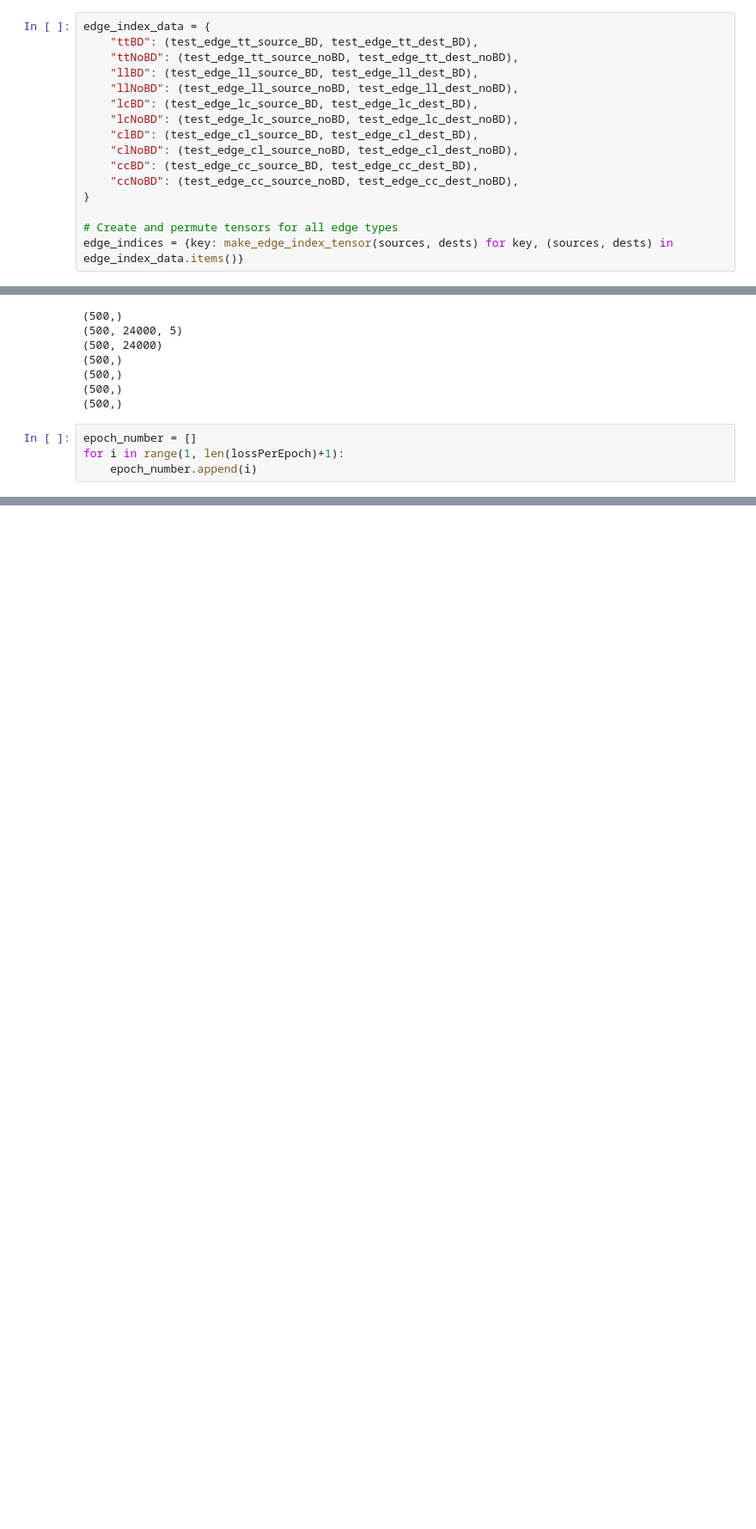
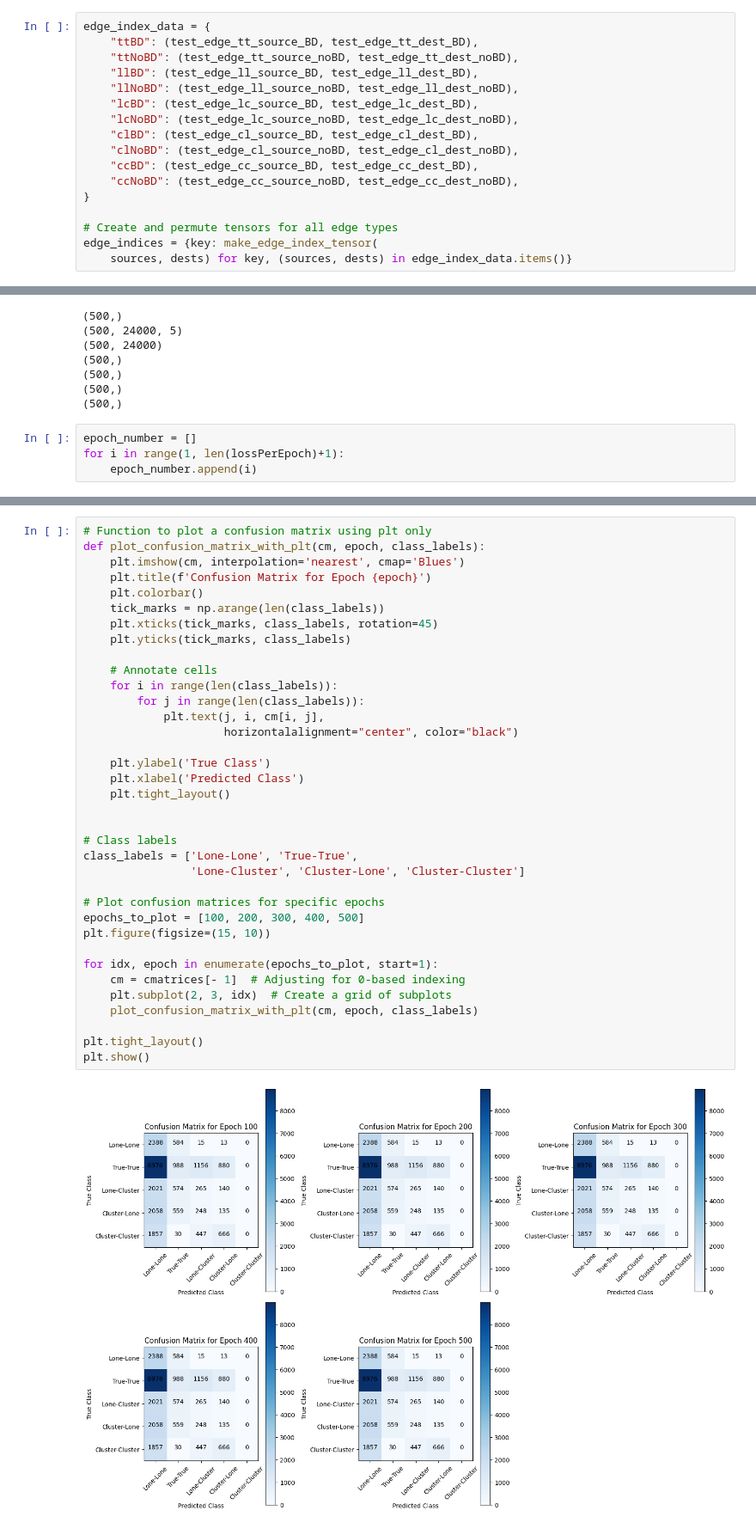
Before and after one commit to ksjones3/CodeRefactor, a Jupyter notebook: RunningOneEvent.ipynb, the cells around one changed output, grey strips where cells are left out. Shown at 86% size. Drawn from its saved outputs; the diff is of its cells as text; blank space fills up the shorter version.

```diff
--- a/RunningOneEvent.ipynb
+++ b/RunningOneEvent.ipynb
@@ -715,7 +770,8 @@ edge_index_data = {
 }
 
 # Create and permute tensors for all edge types
-edge_indices = {key: make_edge_index_tensor(sources, dests) for key, (sources, dests) in edge_index_data.items()}
+edge_indices = {key: make_edge_index_tensor(
+    sources, dests) for key, (sources, dests) in edge_index_data.items()}
 # %%
 print(edge_indices['ttBD'])
 print(edge_indices['ttBD'].shape)
@@ -1317,0 +1448,38 @@ for target_class in range(num_classes):
+# %%
+# Function to plot a confusion matrix using plt only
+def plot_confusion_matrix_with_plt(cm, epoch, class_labels):
+    plt.imshow(cm, interpolation='nearest', cmap='Blues')
+    plt.title(f'Confusion Matrix for Epoch {epoch}')
+    plt.colorbar()
+    tick_marks = np.arange(len(class_labels))
+    plt.xticks(tick_marks, class_labels, rotation=45)
+    plt.yticks(tick_marks, class_labels)
+
+    # Annotate cells
+    for i in range(len(class_labels)):
+        for j in range(len(class_labels)):
+            plt.text(j, i, cm[i, j],
+                     horizontalalignment="center", color="black")
+
+    plt.ylabel('True Class')
+    plt.xlabel('Predicted Class')
+    plt.tight_layout()
+
+
+# Class labels
+class_labels = ['Lone-Lone', 'True-True',
+                'Lone-Cluster', 'Cluster-Lone', 'Cluster-Cluster']
+
+# Plot confusion matrices for specific epochs
+epochs_to_plot = [100, 200, 300, 400, 500]
+plt.figure(figsize=(15, 10))
+
+for idx, epoch in enumerate(epochs_to_plot, start=1):
+    cm = cmatrices[- 1]  # Adjusting for 0-based indexing
+    plt.subplot(2, 3, idx)  # Create a grid of subplots
+    plot_confusion_matrix_with_plt(cm, epoch, class_labels)
+
+plt.tight_layout()
+plt.show()
+# %% [output]
+[figure, added]
```
Also changed, not shown: parts of 46 cells of this notebook.
